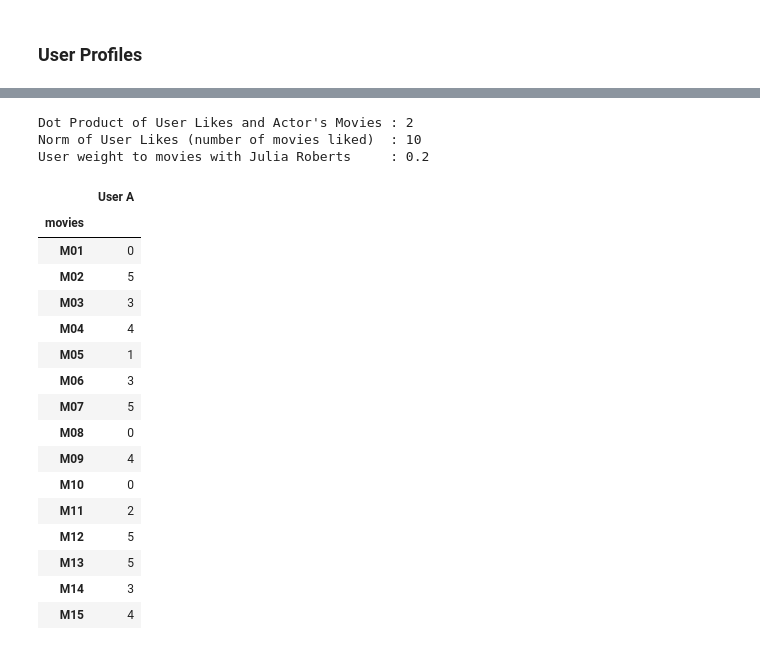
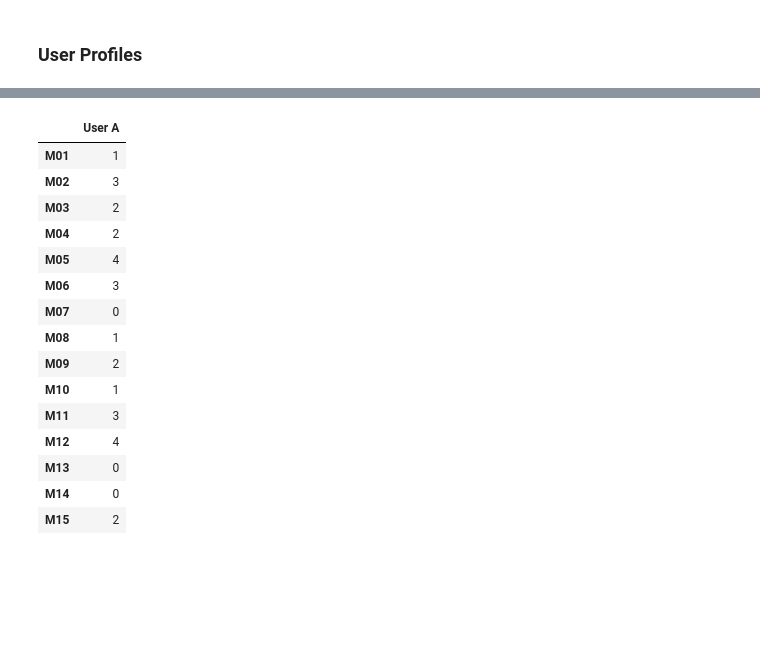
Before and after one commit to drolsonmi/math3280, a Jupyter notebook: Notes/3280_06_Recommendations.ipynb, the cells around one changed output, grey strips where cells are left out. Cells and saved outputs as stored; diff of their text form; code cells hidden in the pictures; blank space fills up the shorter version.

```diff
--- a/Notes/3280_06_Recommendations.ipynb
+++ b/Notes/3280_06_Recommendations.ipynb
@@ -75,45 +237,24 @@ user_ratings
-# %%
-## Example 9.3 : Movies given only likes or dislikes
-user_Julia = np.dot(user_ratings['User A'], movie_profile['Julia Roberts'])
-user_likes = np.dot(user_ratings['User A'], user_ratings['User A'])
-print(f"Dot Product of User Likes and Actor's Movies : {user_Julia}")
-print(f"Norm of User Likes (number of movies liked)  : {user_likes}")
-print(f"User weight to movies with Julia Roberts     : {user_Julia / user_likes}")
-# %% [output]
-Dot Product of User Likes and Actor's Movies : 2
-Norm of User Likes (number of movies liked)  : 10
-User weight to movies with Julia Roberts     : 0.2
-# %%
-## User Rating = Utility Matrix
-## Rating of 1-5 stars : 0 means no rating
-
-ratings = {
-    'movies' : ['M01','M02','M03','M04','M05','M06','M07','M08','M09','M10','M11','M12','M13','M14','M15'],
-    'User A': [0,5,3,4,1,3,5,0,4,0,2,5,5,3,4]
-}
-
-user_ratings = pd.DataFrame(ratings)
-#user_ratings.columns = movies
-user_ratings.set_index('movies', inplace=True)
-
-user_ratings
-# %% [output]
-|  | User A |
-| movies |  |
-| M01 | 0 |
-| M02 | 5 |
-| M03 | 3 |
-| M04 | 4 |
-| M05 | 1 |
-| M06 | 3 |
-| M07 | 5 |
-| M08 | 0 |
-| M09 | 4 |
-| M10 | 0 |
-| M11 | 2 |
-| M12 | 5 |
-| M13 | 5 |
-| M14 | 3 |
-| M15 | 4 |
+# %%
+## User Rating
+## Rating of 1-5 stars : 0 means no rating
+userA_ratings = pd.DataFrame(np.random.randint(0,5,15), index=movies, columns=['User A'])
+userA_ratings
+# %% [output]
+|  | User A |
+| M01 | 1 |
+| M02 | 3 |
+| M03 | 2 |
+| M04 | 2 |
+| M05 | 4 |
+| M06 | 3 |
+| M07 | 0 |
+| M08 | 1 |
+| M09 | 2 |
+| M10 | 1 |
+| M11 | 3 |
+| M12 | 4 |
+| M13 | 0 |
+| M14 | 0 |
+| M15 | 2 |
 # %%
 ## Show only the ratings for movies with Julia Roberts
```
Also changed, not shown: parts of 16 cells of this notebook.
